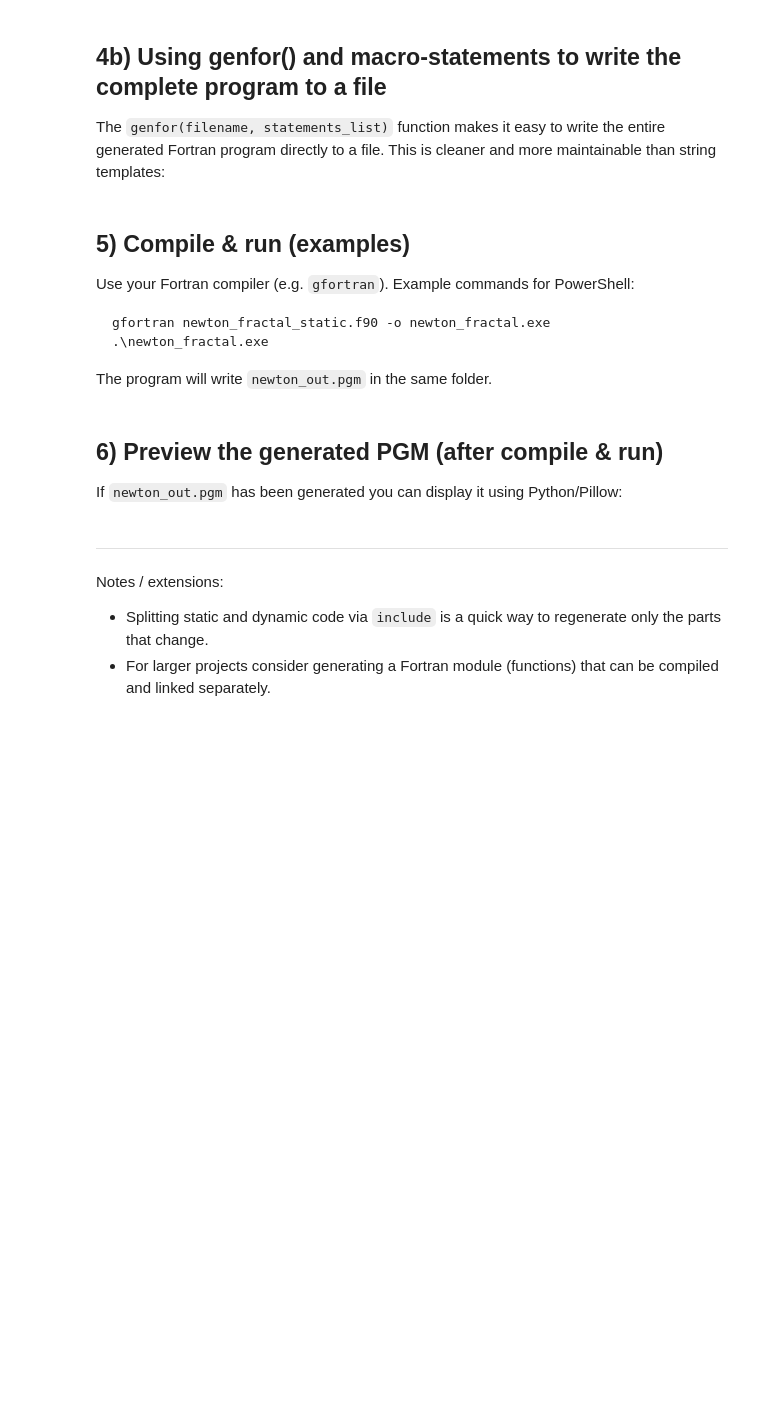
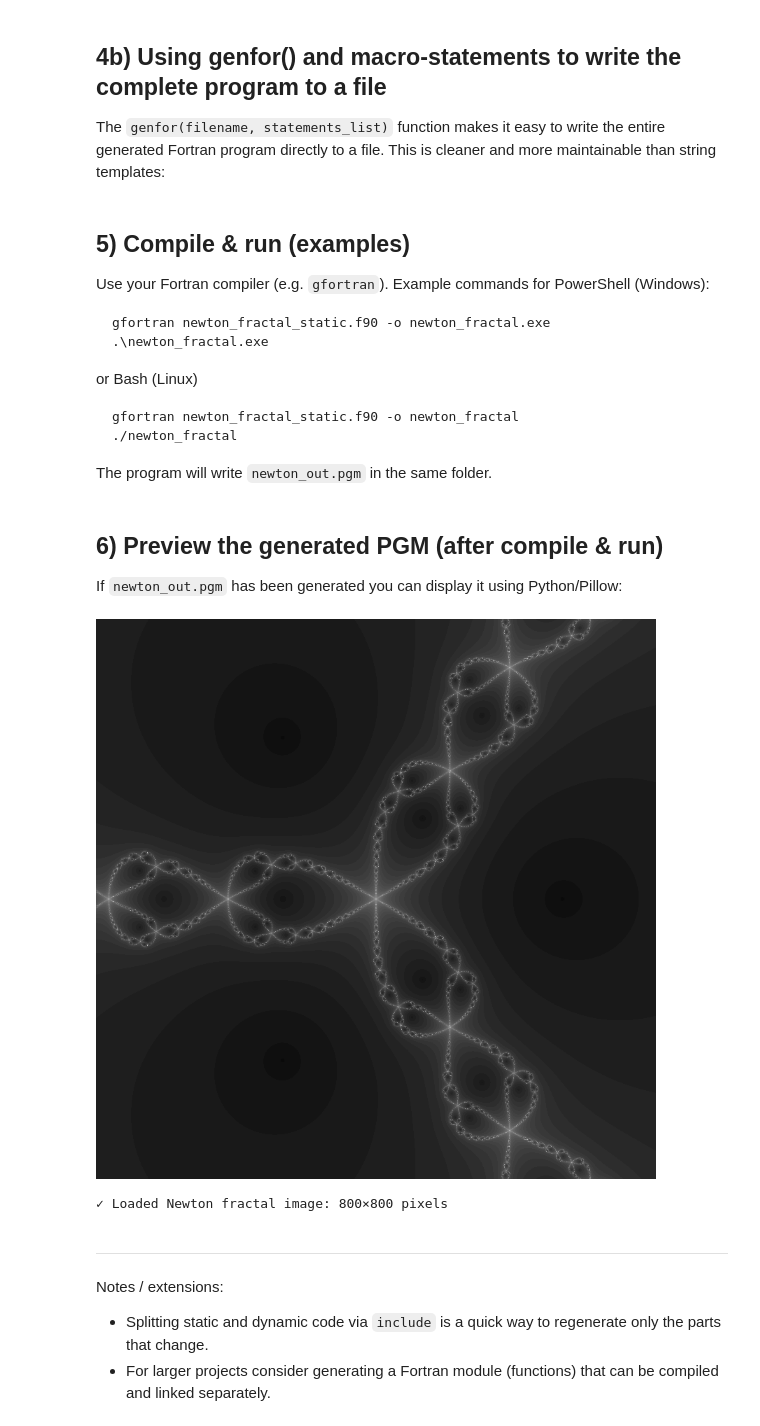
Before and after one commit to jtecklenburg/macrofor, a Jupyter notebook: docs/newton_fractal_example.ipynb, the cells around one changed output. Cells and saved outputs as stored; diff of their text form; code cells hidden in the pictures; blank space fills up the shorter version.

Commit message:
Doku for Newton fractals

````diff
--- a/docs/newton_fractal_example.ipynb
+++ b/docs/newton_fractal_example.ipynb
@@ -251,9 +276,16 @@ def generate_newton_with_genfor():
 output = generate_newton_with_genfor()
 # %% [markdown]
 ## 5) Compile & run (examples)
-Use your Fortran compiler (e.g. `gfortran`). Example commands for PowerShell:
+Use your Fortran compiler (e.g. `gfortran`). Example commands for PowerShell (Windows):
 ```powershell
 gfortran newton_fractal_static.f90 -o newton_fractal.exe
 .\newton_fractal.exe
 ```
+
+or Bash (Linux)
+```bash
+gfortran newton_fractal_static.f90 -o newton_fractal
+./newton_fractal
+```
+
 The program will write `newton_out.pgm` in the same folder.
@@ -276,6 +300,52 @@ if img_path.exists():
     display(im)
 else:
     print('File newton_out.pgm not found. Compile and run the Fortran program to generate it.')
+# %%
+import numpy as np
+from PIL import Image
+
+img_path = pathlib.Path('newton_out.pgm')
+if img_path.exists():
+    # Read the PGM file manually
+    with open(img_path, 'r') as f:
+        lines = f.readlines()
+
+    # Parse header
+    header_idx = 0
+    magic = lines[header_idx].strip()
+    header_idx += 1
+
+    # Skip comments
+    while lines[header_idx].startswith('#'):
+        header_idx += 1
+
+    # Read dimensions
+    dims = lines[header_idx].strip().split()
+    width, height = int(dims[0]), int(dims[1])
+    header_idx += 1
+
+    # Read max value
+    maxval = int(lines[header_idx].strip())
+    header_idx += 1
+
+    # Read pixel data
+    pixels = []
+    for line in lines[header_idx:]:
+        pixels.extend(line.split())
+
+    # Convert to numpy array and reshape
+    img_array = np.array([int(p) for p in pixels], dtype=np.uint8)
+    img_array = img_array.reshape((height, width))
+
+    # Create PIL Image and display
+    im = Image.fromarray(img_array, mode='L')
+    display(im)
+    print(f'✓ Loaded Newton fractal image: {width}×{height} pixels')
+else:
+    print('File newton_out.pgm not found. Compile and run the Fortran program to generate it.')
+# %% [output]
+[figure, added]
+✓ Loaded Newton fractal image: 800×800 pixels
 # %% [markdown]
 ---
 Notes / extensions:
````
Also changed, not shown: parts of 5 cells of this notebook, 4 other files.
